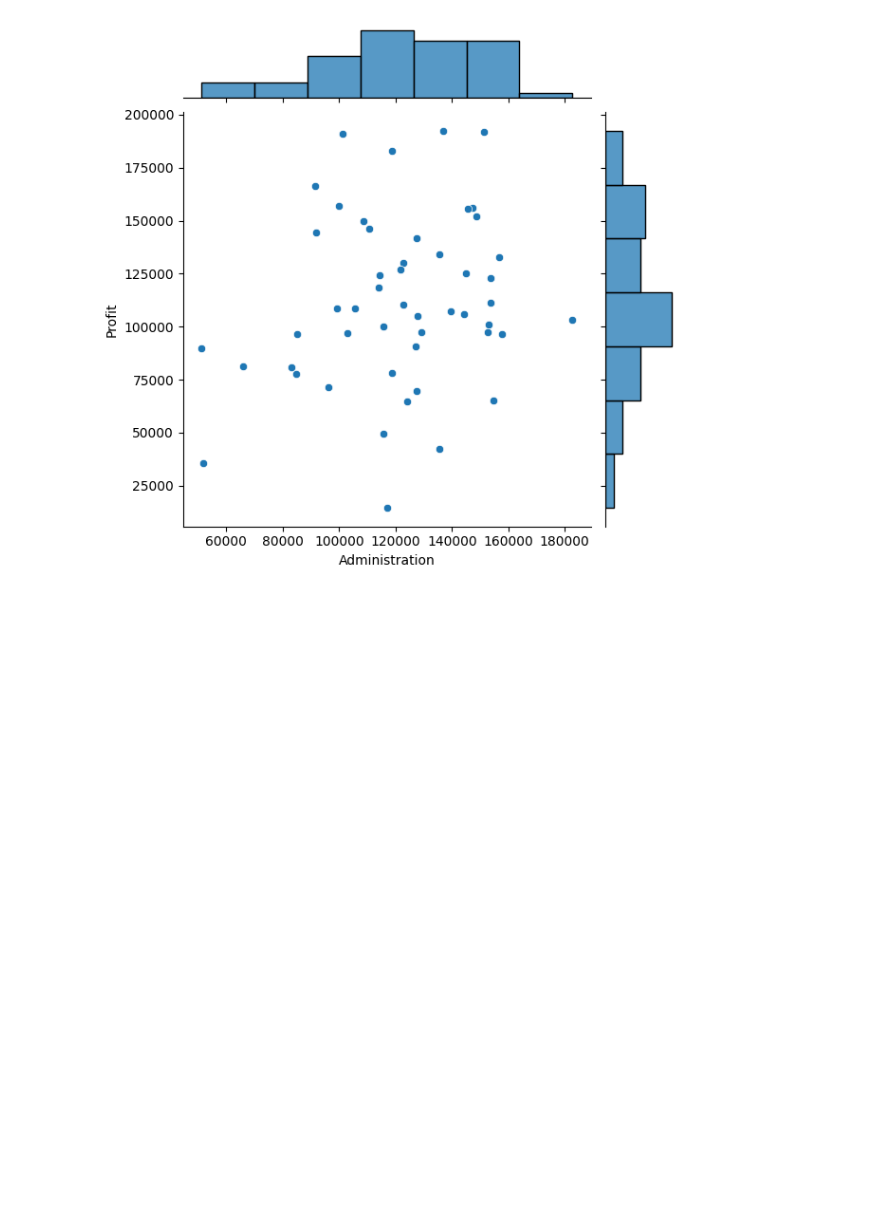
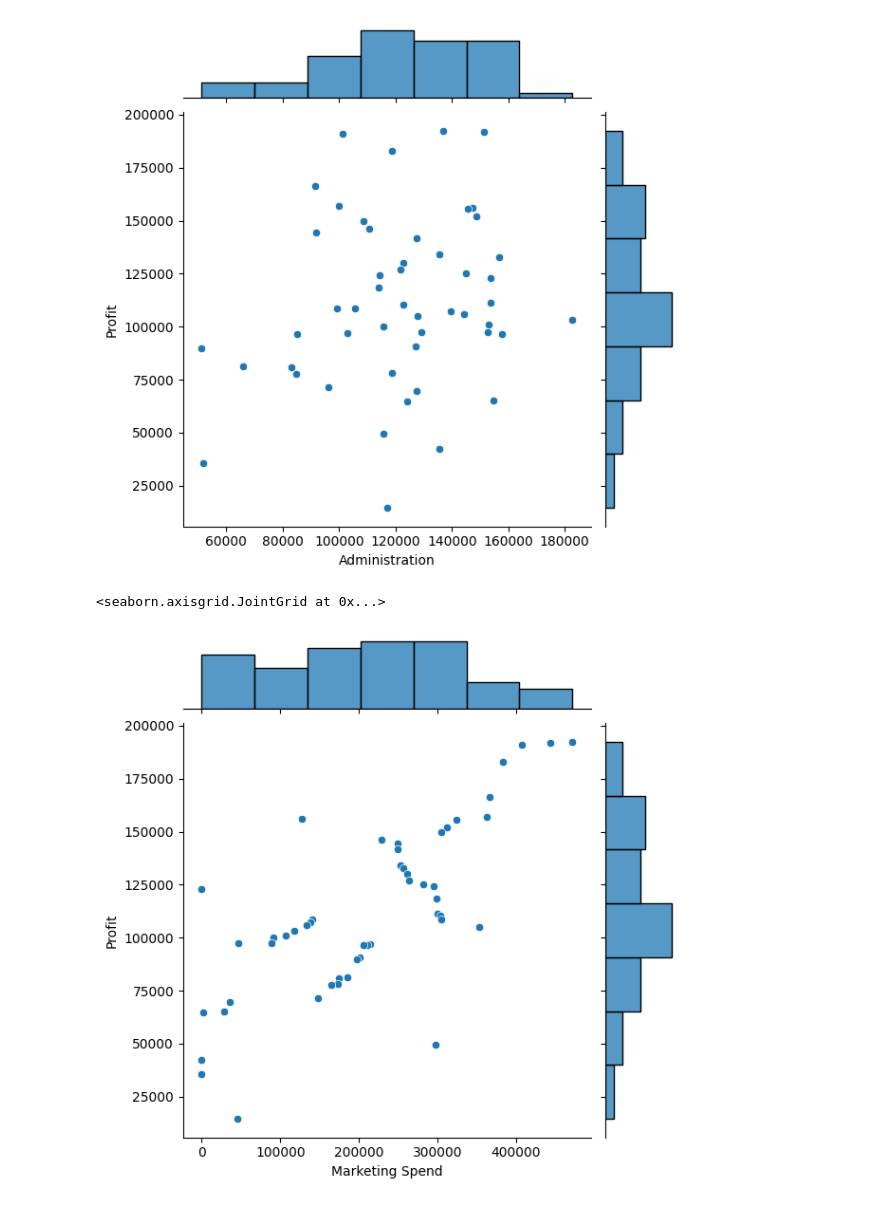
Before and after one commit to eswarigoru/dapreparation, a Jupyter notebook: Untitled4.ipynb, the cells around one changed output. Drawn from its saved outputs; the diff is of its cells as text; code cells hidden in the pictures; blank space fills up the shorter version.

Commit message:
Linear Graph

```diff
--- a/Untitled4.ipynb
+++ b/Untitled4.ipynb
@@ -63,3 +63,8 @@ sns.jointplot(data=a, x='Administration',y='Profit')
 # %% [output]
 <seaborn.axisgrid.JointGrid at 0x...>
 [figure]
+# %%
+sns.jointplot(data=a, x='Marketing Spend',y='Profit')
+# %% [output]
+<seaborn.axisgrid.JointGrid at 0x...>
+[figure, added]
```
Also changed, not shown: parts of 7 cells of this notebook.
